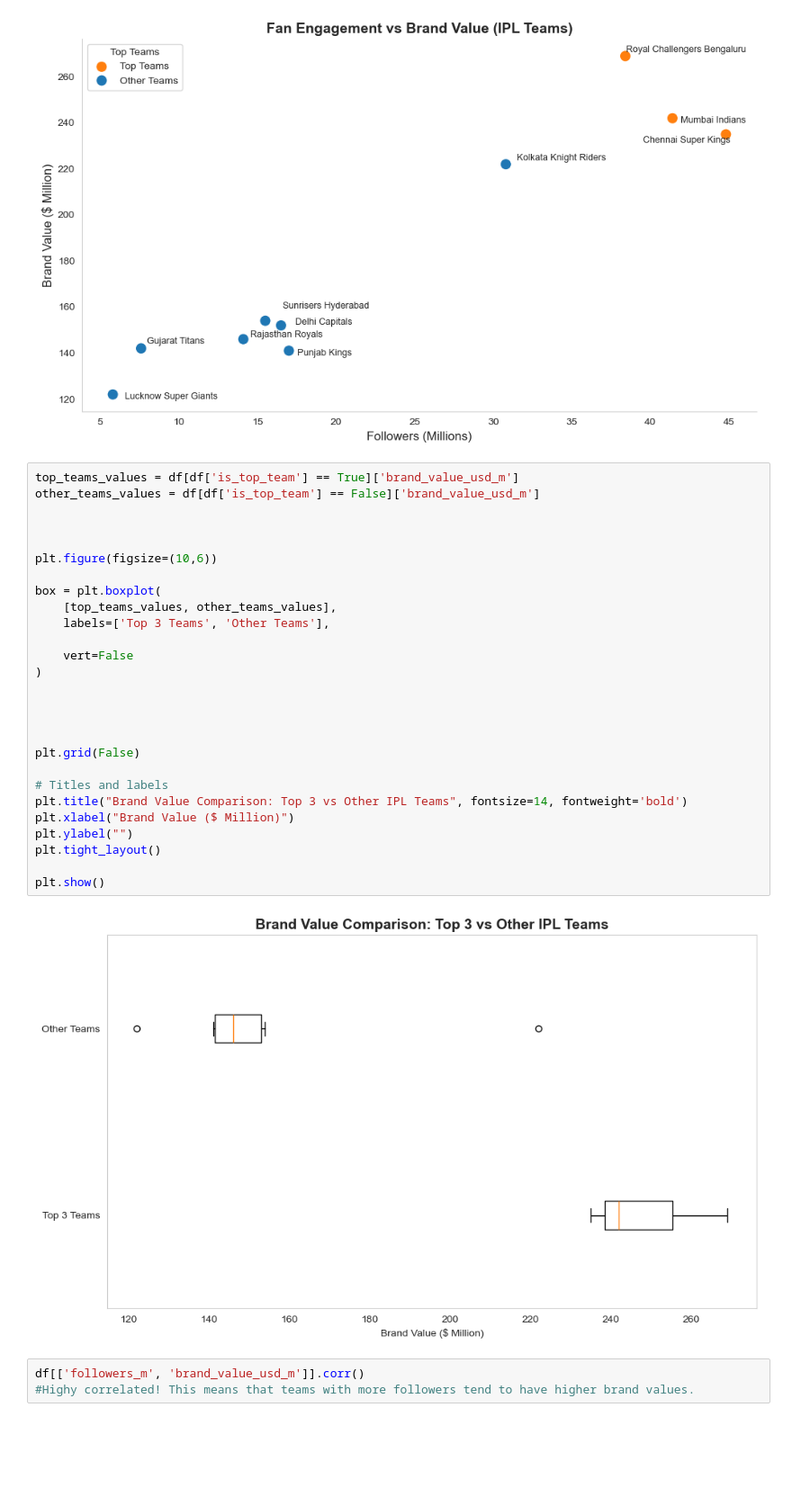
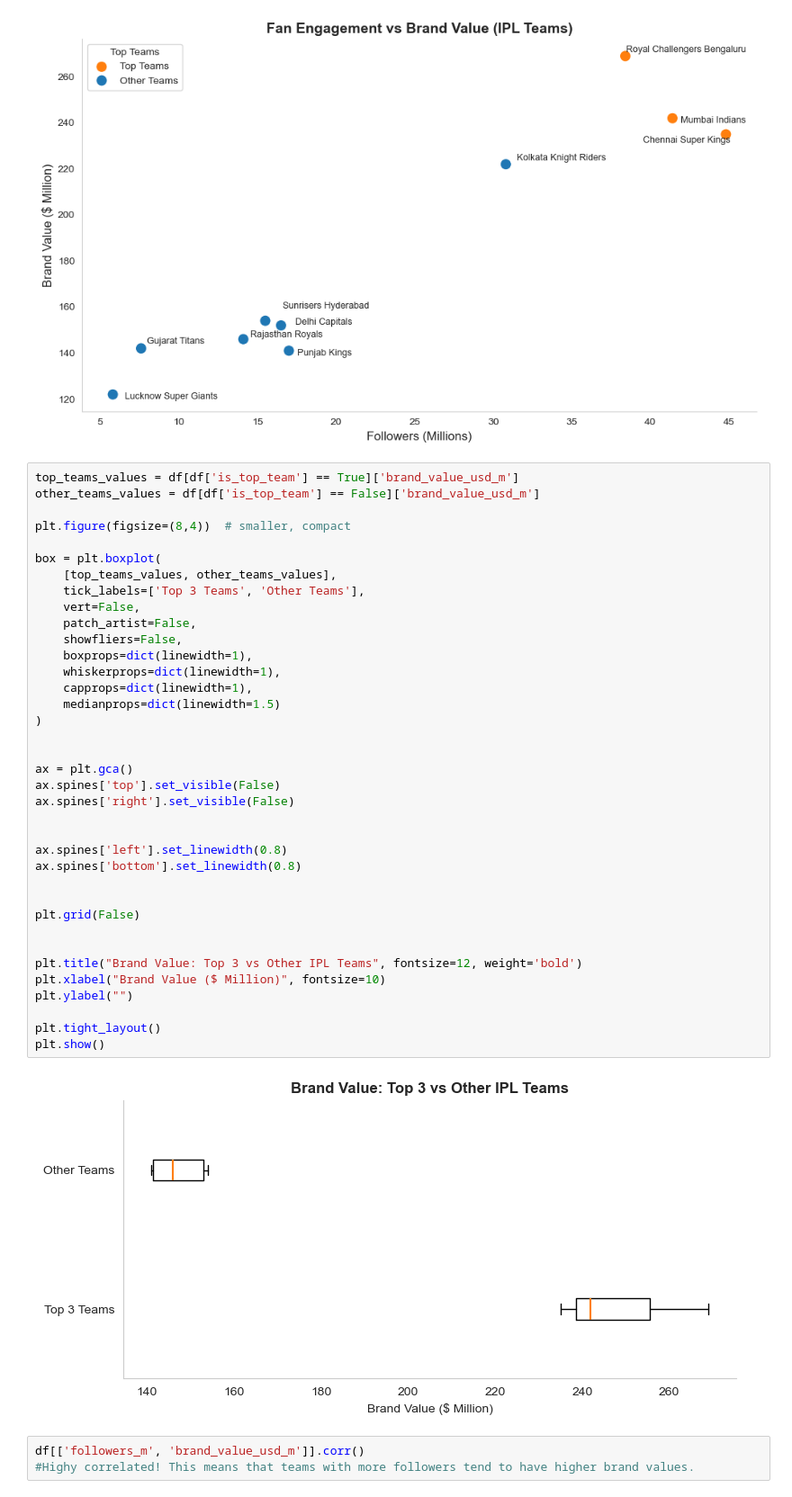
Before and after one commit to tajveer-31/IPL_DA_Python, a Jupyter notebook: Data/02_data_Analysis.ipynb, the cells around one changed output. Shown at 90% size. Drawn from its saved outputs; the diff is of its cells as text; blank space fills up the shorter version.

```diff
--- a/Data/02_data_Analysis.ipynb
+++ b/Data/02_data_Analysis.ipynb
@@ -118,32 +118,42 @@ plt.show()
 # %%
 top_teams_values = df[df['is_top_team'] == True]['brand_value_usd_m']
 other_teams_values = df[df['is_top_team'] == False]['brand_value_usd_m']
 
-
-
-plt.figure(figsize=(10,6))
+plt.figure(figsize=(8,4))  # smaller, compact
 
 box = plt.boxplot(
     [top_teams_values, other_teams_values],
-    labels=['Top 3 Teams', 'Other Teams'],
-
-    vert=False
+    tick_labels=['Top 3 Teams', 'Other Teams'],
+    vert=False,
+    patch_artist=False,
+    showfliers=False,
+    boxprops=dict(linewidth=1),
+    whiskerprops=dict(linewidth=1),
+    capprops=dict(linewidth=1),
+    medianprops=dict(linewidth=1.5)
 )
 
 
+ax = plt.gca()
+ax.spines['top'].set_visible(False)
+ax.spines['right'].set_visible(False)
+
+
+ax.spines['left'].set_linewidth(0.8)
+ax.spines['bottom'].set_linewidth(0.8)
 
 
 plt.grid(False)
 
-# Titles and labels
-plt.title("Brand Value Comparison: Top 3 vs Other IPL Teams", fontsize=14, fontweight='bold')
-plt.xlabel("Brand Value ($ Million)")
+
+plt.title("Brand Value: Top 3 vs Other IPL Teams", fontsize=12, weight='bold')
+plt.xlabel("Brand Value ($ Million)", fontsize=10)
 plt.ylabel("")
+
 plt.tight_layout()
-
 plt.show()
 # %% [output]
-[figure, old version]
+[figure, new version]
 # %%
 df[['followers_m', 'brand_value_usd_m']].corr()
 #Highy correlated! This means that teams with more followers tend to have higher brand values.
```
Also changed, not shown: 4 other files.
